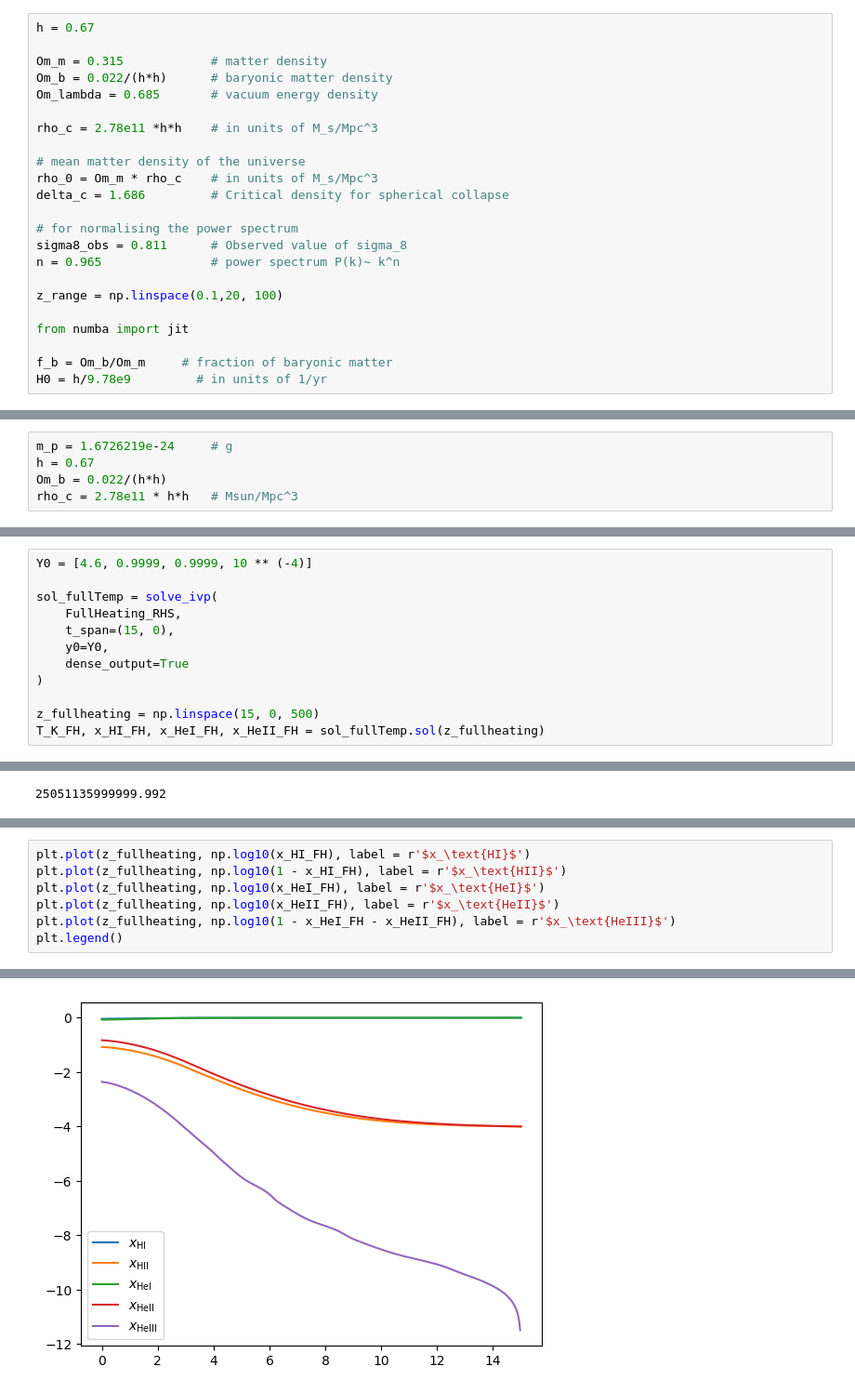
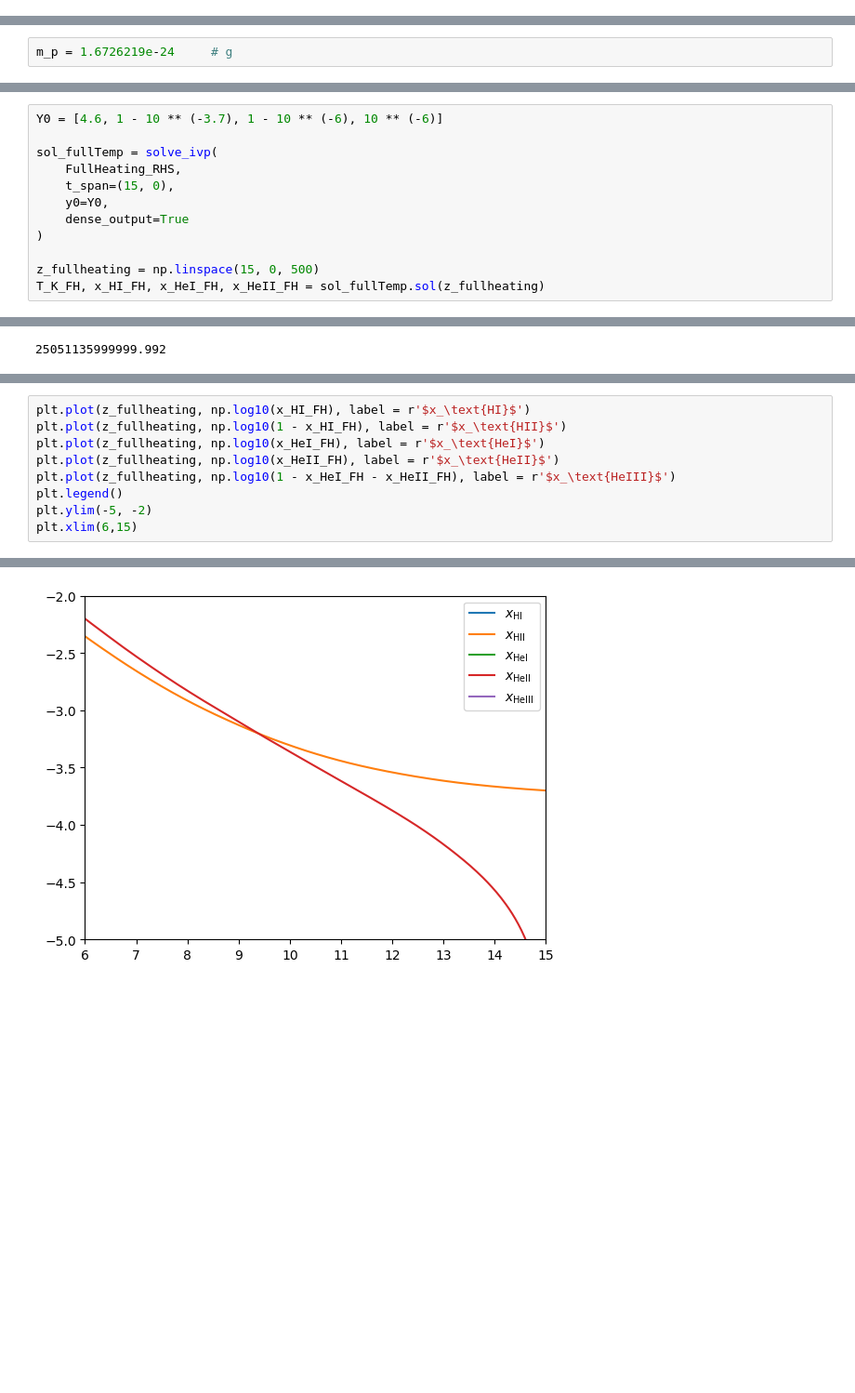
Before and after one commit to ysvaditya05/Galaxy-Formation, a Jupyter notebook: Notebooks/XRay_Heating.ipynb, the cells around one changed output, grey strips where cells are left out. Shown at 93% size. Drawn from its saved outputs; the diff is of its cells as text; blank space fills up the shorter version.

```diff
--- a/Notebooks/XRay_Heating.ipynb
+++ b/Notebooks/XRay_Heating.ipynb
@@ -9,26 +12,3 @@ import importlib
 importlib.reload(utils)
 # %% [output]
 <module 'utils' from '/run/media/brokrab/96FCEB53FCEB2C65/Linux_Wind_Shared/GalaxyFormation_FullProject/Notebooks/../src/utils.py'>
-# %%
-h = 0.67
-
-Om_m = 0.315            # matter density
-Om_b = 0.022/(h*h)      # baryonic matter density
-Om_lambda = 0.685       # vacuum energy density
-
-rho_c = 2.78e11 *h*h    # in units of M_s/Mpc^3
-
-# mean matter density of the universe
-rho_0 = Om_m * rho_c    # in units of M_s/Mpc^3
-delta_c = 1.686         # Critical density for spherical collapse
-
-# for normalising the power spectrum
-sigma8_obs = 0.811      # Observed value of sigma_8
-n = 0.965               # power spectrum P(k)~ k^n
-
-z_range = np.linspace(0.1,20, 100)
-
-from numba import jit
-
-f_b = Om_b/Om_m     # fraction of baryonic matter
-H0 = h/9.78e9         # in units of 1/yr
@@ -95,7 +96,4 @@ sigma_HeII_FullSigma = sigma_FullSigma(E_val, E_0_HeII, y_0_HeII, y_1_HeII, y_w_
 # %%
 m_p = 1.6726219e-24     # g
-h = 0.67
-Om_b = 0.022/(h*h)
-rho_c = 2.78e11 * h*h   # Msun/Mpc^3
 # %%
 from numba import jit
@@ -1708,7 +1790,7 @@ def FullHeating_RHS(z, Y):
 
     return [dT_K_dz, dxHI_dz, dxHeI_dz, dxHeII_dz]
 # %%
-Y0 = [4.6, 0.9999, 0.9999, 10 ** (-4)]
+Y0 = [4.6, 1 - 10 ** (-3.7), 1 - 10 ** (-6), 10 ** (-6)]
 
 sol_fullTemp = solve_ivp(
     FullHeating_RHS,
@@ -1738,4 +1820,6 @@ plt.plot(z_fullheating, np.log10(x_HeI_FH), label = r'$x_\text{HeI}$')
 plt.plot(z_fullheating, np.log10(x_HeII_FH), label = r'$x_\text{HeII}$')
 plt.plot(z_fullheating, np.log10(1 - x_HeI_FH - x_HeII_FH), label = r'$x_\text{HeIII}$')
 plt.legend()
+plt.ylim(-5, -2)
+plt.xlim(6,15)
 # %% [output]
@@ -1743 +1827 @@ plt.legend()
-[figure, old version]
+[figure, new version]
```
Also changed, not shown: parts of 47 cells of this notebook, 6 other files.
